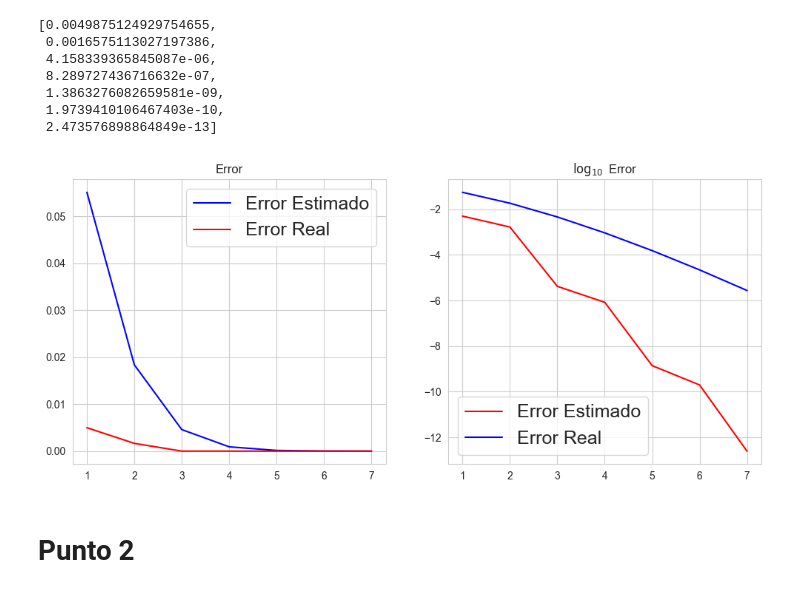
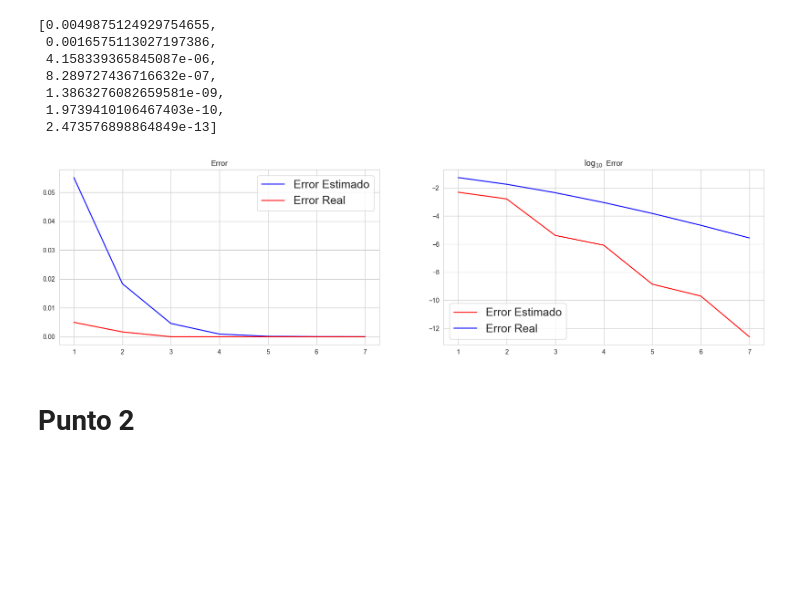
Before and after one commit to LofoMarin/Solu_Compu, a Jupyter notebook: labmm.ipynb, the cells around one changed output. Drawn from its saved outputs; the diff is of its cells as text; code cells hidden in the pictures; blank space fills up the shorter version.

```diff
--- a/labmm.ipynb
+++ b/labmm.ipynb
@@ -71,26 +81,28 @@ error_real
  1.9739410106467403e-10,
  2.473576898864849e-13]
 # %%
-fig, (ax1, ax2) = plt.subplots(1, 2, figsize=(12,5))
+# Grafico 1
+fig, (ax1, ax2) = plt.subplots(1, 2, figsize=(20,5))
+
 ax1.plot([1, 2, 3, 4, 5, 6, 7],error_teorico,color='b')
+
 ax1.plot([1, 2, 3, 4, 5, 6, 7],error_real, color = 'r')
+
 ax1.set_title('Error')
+
 ax1.legend(['Error Estimado', 'Error Real'], prop={'size':18})
 
-# try:
-
-#   ax2.plot([1, 2, 3, 4, 5, 6, 7],np.log10(error_teorico),color='b')
-
-# except TypeError:
-
-#   print("algo fallo aqui")
+# Grafico 2
 
 ax2.plot([1, 2, 3, 4, 5, 6, 7],np.log10(error_real), color = 'r')
+
 ax2.plot([1, 2, 3, 4, 5, 6, 7],np.log10(error_teorico_np),color='b')
+
 ax2.set_title('$\log_{10}$ Error')
+
 ax2.legend(['Error Estimado', 'Error Real'], prop={'size':18});
 # %% [output]
-[figure, old version]
+[figure, new version]
 # %% [markdown]
 # Punto 2
 # %% [markdown]
```
Also changed, not shown: parts of 24 cells of this notebook.
